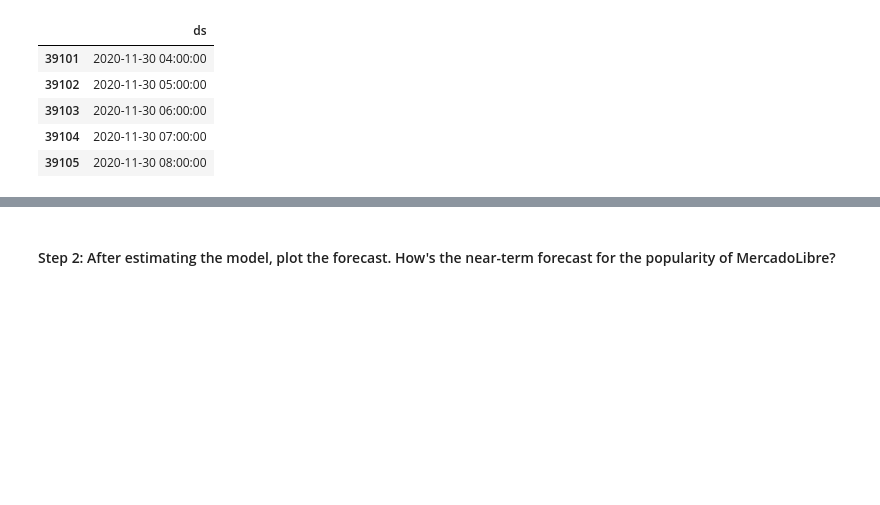
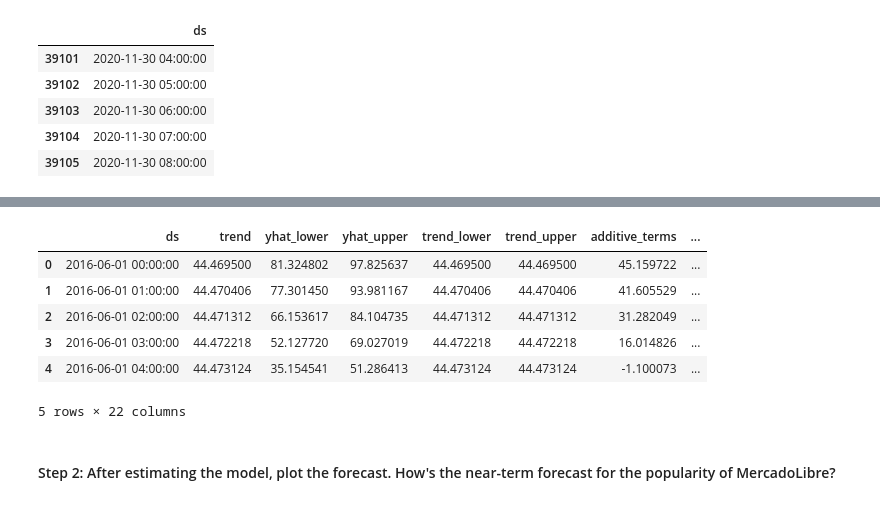
Before and after one commit to rajeevsd123/prophet-challenge, a Jupyter notebook: forecasting_net_prophet.ipynb, the cells around one changed output, grey strips where cells are left out. Cells and saved outputs as stored; diff of their text form; code cells hidden in the pictures; blank space fills up the shorter version.

```diff
--- a/forecasting_net_prophet.ipynb
+++ b/forecasting_net_prophet.ipynb
@@ -622,7 +648,17 @@ future_df.tail()
 # %%
 # Make the predictions for the trend data using the future_mercado_trends DataFrame
-
+forecast_mercado_trends = prophet_model_obj.predict(future_mercado_trends)
+#forecast_mercado_trends.dtypes
 
 # Display the first five rows of the forecast_mercado_trends DataFrame
+forecast_mercado_trends.head()
+# %% [output]
+|  | ds | trend | yhat_lower | yhat_upper | trend_lower | trend_upper | additive_terms | ... |
+| 0 | 2016-06-01 00:00:00 | 44.469500 | 81.324802 | 97.825637 | 44.469500 | 44.469500 | 45.159722 | ... |
+| 1 | 2016-06-01 01:00:00 | 44.470406 | 77.301450 | 93.981167 | 44.470406 | 44.470406 | 41.605529 | ... |
+| 2 | 2016-06-01 02:00:00 | 44.471312 | 66.153617 | 84.104735 | 44.471312 | 44.471312 | 31.282049 | ... |
+| 3 | 2016-06-01 03:00:00 | 44.472218 | 52.127720 | 69.027019 | 44.472218 | 44.472218 | 16.014826 | ... |
+| 4 | 2016-06-01 04:00:00 | 44.473124 | 35.154541 | 51.286413 | 44.473124 | 44.473124 | -1.100073 | ... |
+5 rows × 22 columns
 # %% [markdown]
 #### Step 2: After estimating the model, plot the forecast. How's the near-term forecast for the popularity of MercadoLibre?
```
Also changed, not shown: parts of 10 cells of this notebook.
